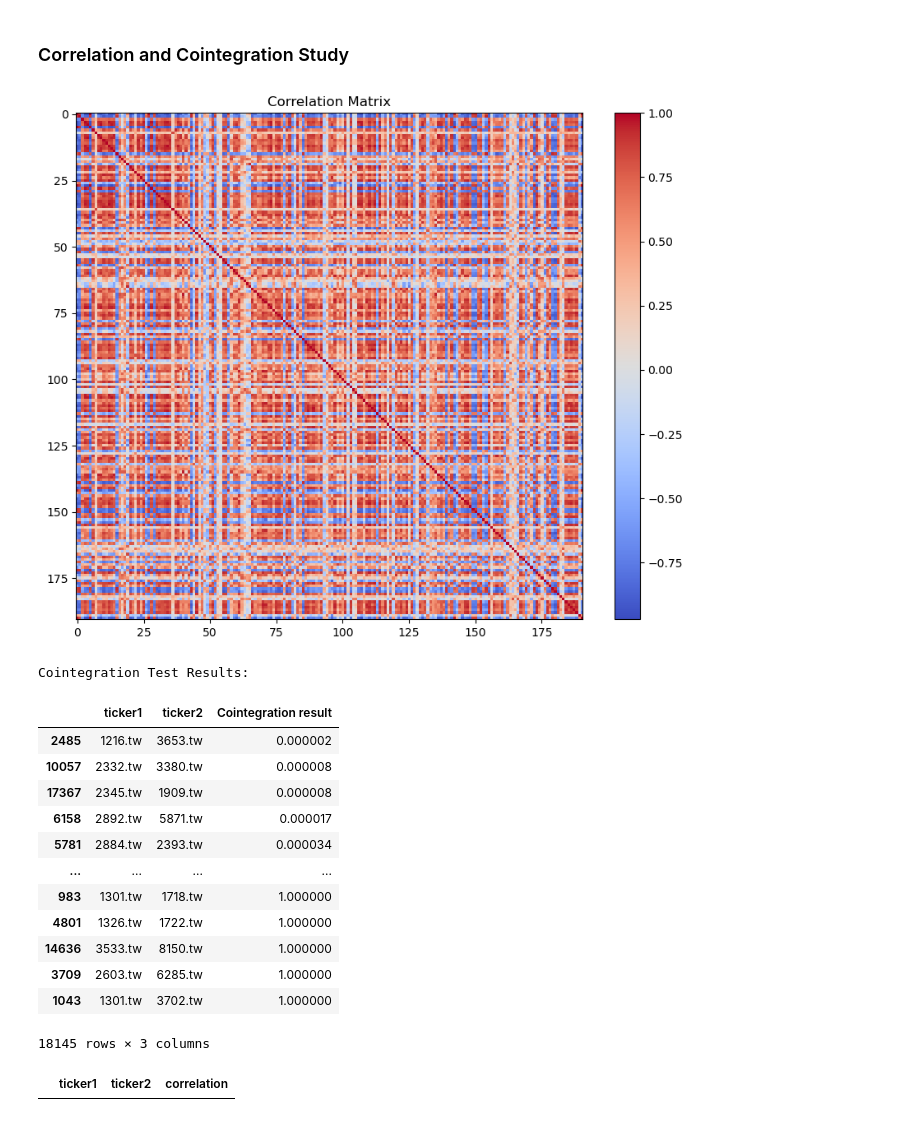
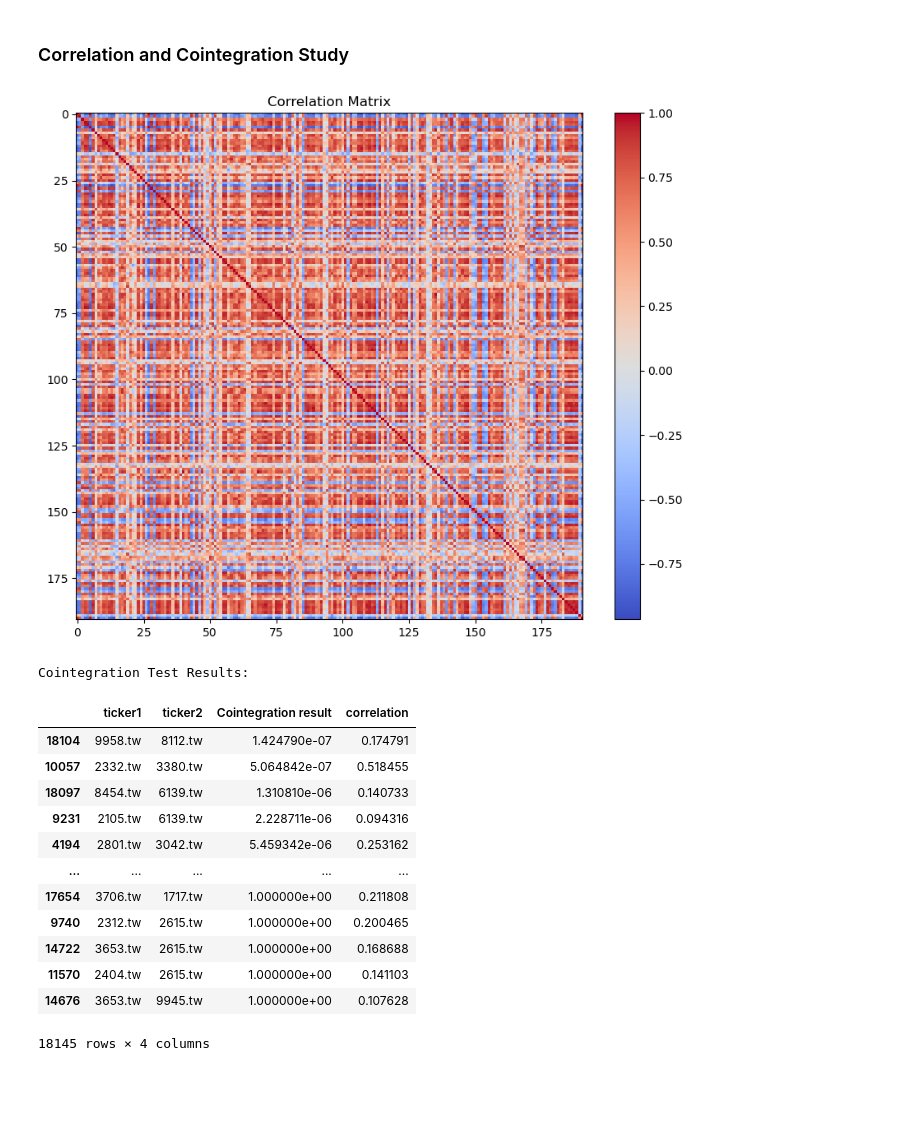
Before and after one commit to Searchideas/Pair_trading, a Jupyter notebook: Personal Research/Untitled.ipynb, the cells around one changed output. Saved outputs shown, nothing was run; the diff lists cells and outputs as text; code cells hidden in the pictures; blank space fills up the shorter version.

```diff
--- a/Personal Research/Untitled.ipynb
+++ b/Personal Research/Untitled.ipynb
@@ -46,6 +70,6 @@ tickers = list(counter_code.iloc[:,2].apply(lambda x: str(x)+".tw"))
 # %%
-#tickers = ['2330.tw','TSM']
-start_date = "2023-01-01"
+#tickers = ['2330.tw','0052.TW']
+start_date = "2022-01-01"
 end_date = "2024-11-30"
 
 if tickers is not None:
@@ -76,27 +100,23 @@ merged_df = merged_df.dropna(axis=1, how='any')
 ### Correlation and Cointegration Study
 # %%
 cc_study = CCstudy(merged_df)
-Correlation, Cointegration = cc_study.main()
+table = cc_study.main()
 # %% [output]
-[figure, old version]
+[figure, new version]
 Cointegration Test Results:
 # %%
-Cointegration.sort_values(by='Cointegration result', ascending=True)
+table.sort_values(by=['Cointegration result','correlation'],ascending =[True,False])
 # %% [output]
-|  | ticker1 | ticker2 | Cointegration result |
-| 2485 | 1216.tw | 3653.tw | 0.000002 |
-| 10057 | 2332.tw | 3380.tw | 0.000008 |
-| 17367 | 2345.tw | 1909.tw | 0.000008 |
-| 6158 | 2892.tw | 5871.tw | 0.000017 |
-| 5781 | 2884.tw | 2393.tw | 0.000034 |
-| ... | ... | ... | ... |
-| 983 | 1301.tw | 1718.tw | 1.000000 |
-| 4801 | 1326.tw | 1722.tw | 1.000000 |
-| 14636 | 3533.tw | 8150.tw | 1.000000 |
-| 3709 | 2603.tw | 6285.tw | 1.000000 |
-| 1043 | 1301.tw | 3702.tw | 1.000000 |
+|  | ticker1 | ticker2 | Cointegration result | correlation |
+| 18104 | 9958.tw | 8112.tw | 1.424790e-07 | 0.174791 |
+| 10057 | 2332.tw | 3380.tw | 5.064842e-07 | 0.518455 |
+| 18097 | 8454.tw | 6139.tw | 1.310810e-06 | 0.140733 |
+| 9231 | 2105.tw | 6139.tw | 2.228711e-06 | 0.094316 |
+| 4194 | 2801.tw | 3042.tw | 5.459342e-06 | 0.253162 |
+| ... | ... | ... | ... | ... |
+| 17654 | 3706.tw | 1717.tw | 1.000000e+00 | 0.211808 |
+| 9740 | 2312.tw | 2615.tw | 1.000000e+00 | 0.200465 |
+| 14722 | 3653.tw | 2615.tw | 1.000000e+00 | 0.168688 |
+| 11570 | 2404.tw | 2615.tw | 1.000000e+00 | 0.141103 |
+| 14676 | 3653.tw | 9945.tw | 1.000000e+00 | 0.107628 |
-18145 rows × 3 columns
+18145 rows × 4 columns
-# %%
-Correlation
-# %% [output]
-|  | ticker1 | ticker2 | correlation |
```
Also changed, not shown: parts of 8 cells of this notebook, 1 other file.
